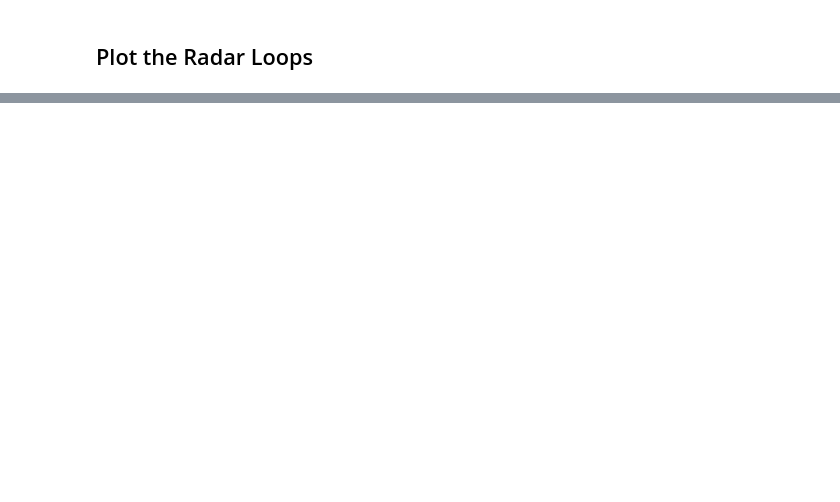
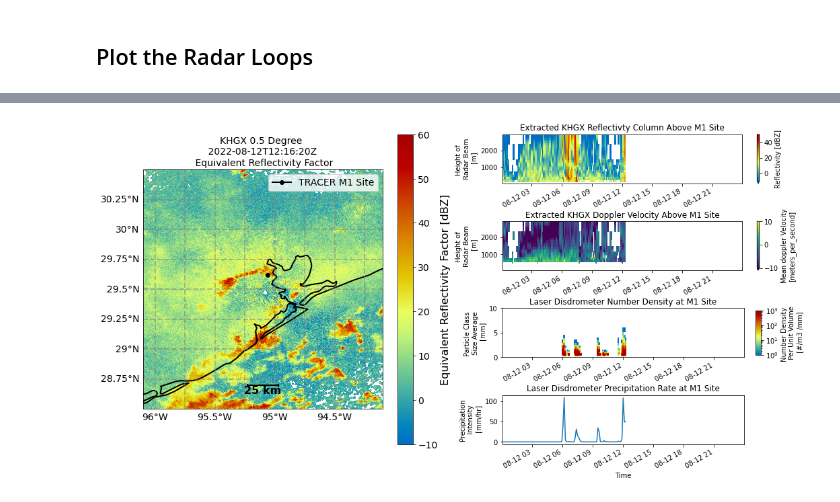
Before and after one commit to ARM-Development/ldquants-radar, a Jupyter notebook: notebooks/TRACER_Mosaic.ipynb, the cells around one changed output, grey strips where cells are left out. Drawn from its saved outputs; the diff is of its cells as text; code cells hidden in the pictures; blank space fills up the shorter version.

Commit message:
ENH: Finished Mosiac Figure - with Cartopy PPI projection

```diff
--- a/notebooks/TRACER_Mosaic.ipynb
+++ b/notebooks/TRACER_Mosaic.ipynb
@@ -131 +131,18 @@ def match_datasets(column, ground, site, DataSet=False):
     return column
+# %%
+def gc_latlon_bear_dist(lat1, lon1, bear, dist):
+    """
+    Input lat1/lon1 as decimal degrees, as well as bearing and distance from
+    the coordinate. Returns lat2/lon2 of final destination. Cannot be
+    vectorized due to atan2.
+    """
+    re = 6371.1  # km
+    lat1r = np.deg2rad(lat1)
+    lon1r = np.deg2rad(lon1)
+    bearr = np.deg2rad(bear)
+    lat2r = np.arcsin((np.sin(lat1r) * np.cos(dist/re)) +
+                      (np.cos(lat1r) * np.sin(dist/re) * np.cos(bearr)))
+    lon2r = lon1r + np.arctan2(np.sin(bearr) * np.sin(dist/re) *
+                          np.cos(lat1r), np.cos(dist/re) - np.sin(lat1r) *
+                          np.sin(lat2r))
+    return np.rad2deg(lat2r), np.rad2deg(lon2r)
@@ -132,6 +403,6 @@ def match_datasets(column, ground, site, DataSet=False):
 # %% [markdown]
 ## Grab all the Data (Locally Stored)
 # %%
-file_list = sorted(glob.glob("/Users/celsloaner/ARM/Observations/NEXRAD/KHGX/2022/08/10/KHGX/*"))
+file_list = sorted(glob.glob("/Users/celsloaner/ARM/Observations/NEXRAD/KHGX/2022/08/12/KHGX/*"))
 file_list[:10]
 # %% [output]
@@ -148,5 +419,5 @@ file_list[:10]
 # %%
-ld_files = sorted(glob.glob("/Users/celsloaner/ARM/Observations/LD/TRACER/M1/*"))
+ld_files = sorted(glob.glob("/Users/celsloaner/ARM/Observations/LD/TRACER/M1/houldM1.b1.20220812.000000.cdf"))
 # %% [markdown]
 ## Extract the Radar Column above the TRACER M1 site.
 # %%
@@ -156,7 +427,7 @@ lons = [-95.059]
 sites = ["M1"]
 
 ds_list = []
-for file in file_list[:10]:
+for file in file_list[:]:
     if file[-3:] != "MDM":
         print(file)
         ds_list.append(subset_points(file, lats, lons, sites))
@@ -339,0 +503,4 @@ cax.set_visible(False)
+# %%
+figC = KHGX_mosaic(file_list[120], ds)
+# %% [output]
+[figure, added]
```
Also changed, not shown: parts of 16 cells of this notebook.
